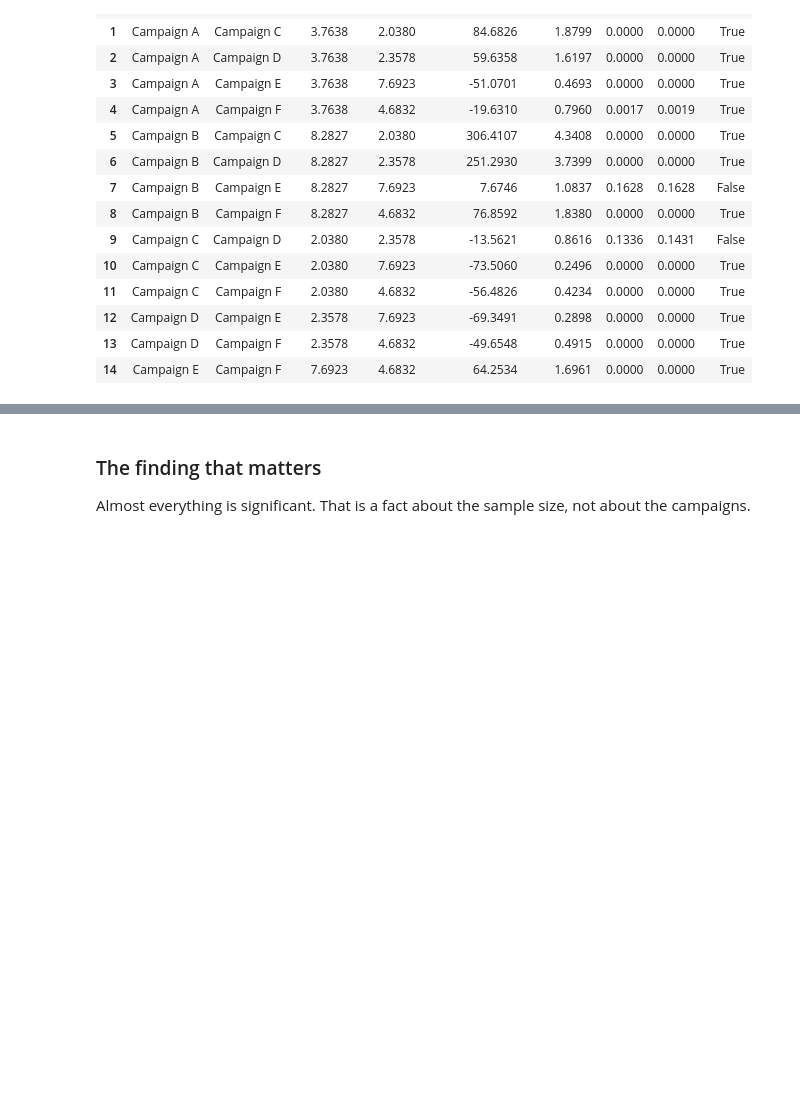
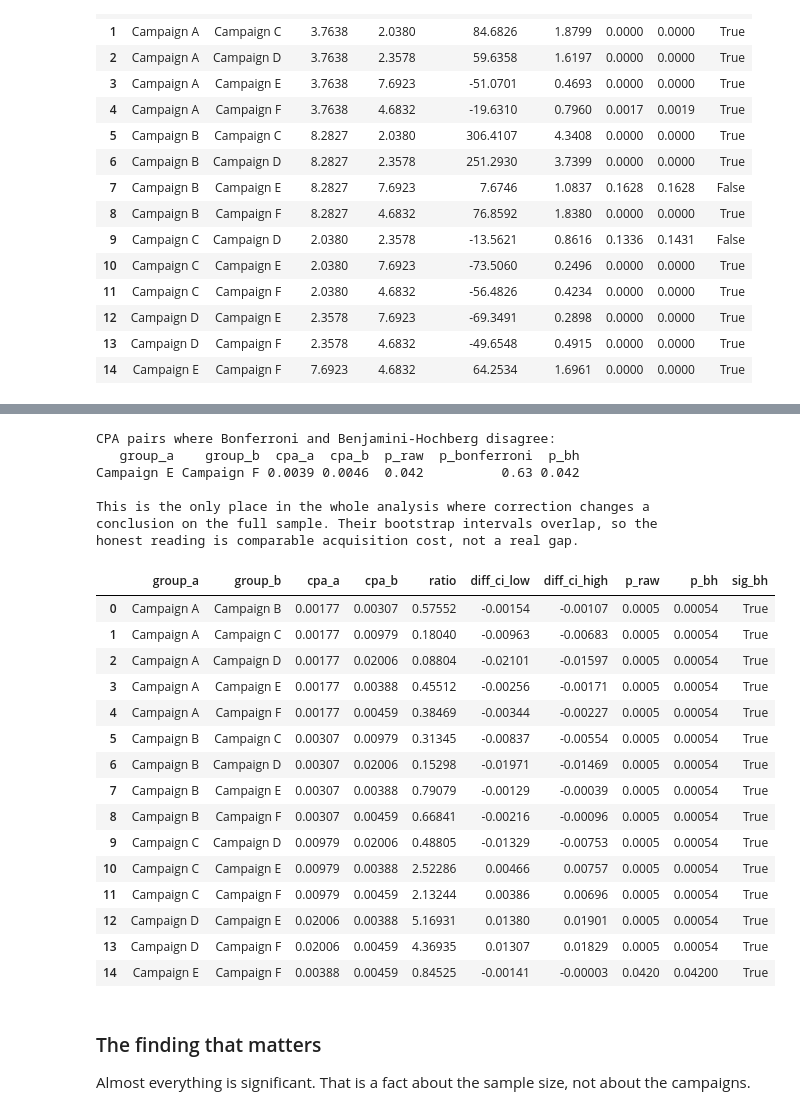
Before and after one commit to ai-consulting-bootcamp/lab-statistical-analysis, a Jupyter notebook: lab_statistical_analysis_ugo_ahukannah/marketing_statistical_analysis.ipynb, the cells around one changed output, grey strips where cells are left out. Cells and saved outputs as stored; diff of their text form; code cells hidden in the pictures; blank space fills up the shorter version.

```diff
--- a/lab_statistical_analysis_ugo_ahukannah/marketing_statistical_analysis.ipynb
+++ b/lab_statistical_analysis_ugo_ahukannah/marketing_statistical_analysis.ipynb
@@ -123,0 +130,5 @@ fi[["group_a","group_b","cvr_a_pct","cvr_b_pct","relative_lift_pct","odds_ratio"
+# %%
+from statistical_analysis import cpa_pairs
+cpa_g, cpa_p = cpa_pairs(sub)
+cpa_p = correct(cpa_p, "CPA (bootstrap, 2,000 resamples)")
+cpa_g.round(5)
@@ -124,3 +149,35 @@ fi[["group_a","group_b","cvr_a_pct","cvr_b_pct","relative_lift_pct","odds_ratio"
+# %%
+disagree = cpa_p[cpa_p.sig_bh != cpa_p.sig_bonferroni]
+print("CPA pairs where Bonferroni and Benjamini-Hochberg disagree:")
+print(disagree[["group_a","group_b","cpa_a","cpa_b","p_raw","p_bonferroni","p_bh"]].round(4).to_string(index=False))
+print("\nThis is the only place in the whole analysis where correction changes a")
+print("conclusion on the full sample. Their bootstrap intervals overlap, so the")
+print("honest reading is comparable acquisition cost, not a real gap.")
+cpa_p[["group_a","group_b","cpa_a","cpa_b","ratio","diff_ci_low","diff_ci_high","p_raw","p_bh","sig_bh"]].round(5)
+# %% [output]
+CPA pairs where Bonferroni and Benjamini-Hochberg disagree:
+   group_a    group_b  cpa_a  cpa_b  p_raw  p_bonferroni  p_bh
+Campaign E Campaign F 0.0039 0.0046  0.042          0.63 0.042
+
+This is the only place in the whole analysis where correction changes a
+conclusion on the full sample. Their bootstrap intervals overlap, so the
+honest reading is comparable acquisition cost, not a real gap.
+|  | group_a | group_b | cpa_a | cpa_b | ratio | diff_ci_low | diff_ci_high | p_raw | p_bh | sig_bh |
+| 0 | Campaign A | Campaign B | 0.00177 | 0.00307 | 0.57552 | -0.00154 | -0.00107 | 0.0005 | 0.00054 | True |
+| 1 | Campaign A | Campaign C | 0.00177 | 0.00979 | 0.18040 | -0.00963 | -0.00683 | 0.0005 | 0.00054 | True |
+| 2 | Campaign A | Campaign D | 0.00177 | 0.02006 | 0.08804 | -0.02101 | -0.01597 | 0.0005 | 0.00054 | True |
+| 3 | Campaign A | Campaign E | 0.00177 | 0.00388 | 0.45512 | -0.00256 | -0.00171 | 0.0005 | 0.00054 | True |
+| 4 | Campaign A | Campaign F | 0.00177 | 0.00459 | 0.38469 | -0.00344 | -0.00227 | 0.0005 | 0.00054 | True |
+| 5 | Campaign B | Campaign C | 0.00307 | 0.00979 | 0.31345 | -0.00837 | -0.00554 | 0.0005 | 0.00054 | True |
+| 6 | Campaign B | Campaign D | 0.00307 | 0.02006 | 0.15298 | -0.01971 | -0.01469 | 0.0005 | 0.00054 | True |
+| 7 | Campaign B | Campaign E | 0.00307 | 0.00388 | 0.79079 | -0.00129 | -0.00039 | 0.0005 | 0.00054 | True |
+| 8 | Campaign B | Campaign F | 0.00307 | 0.00459 | 0.66841 | -0.00216 | -0.00096 | 0.0005 | 0.00054 | True |
+| 9 | Campaign C | Campaign D | 0.00979 | 0.02006 | 0.48805 | -0.01329 | -0.00753 | 0.0005 | 0.00054 | True |
+| 10 | Campaign C | Campaign E | 0.00979 | 0.00388 | 2.52286 | 0.00466 | 0.00757 | 0.0005 | 0.00054 | True |
+| 11 | Campaign C | Campaign F | 0.00979 | 0.00459 | 2.13244 | 0.00386 | 0.00696 | 0.0005 | 0.00054 | True |
+| 12 | Campaign D | Campaign E | 0.02006 | 0.00388 | 5.16931 | 0.01380 | 0.01901 | 0.0005 | 0.00054 | True |
+| 13 | Campaign D | Campaign F | 0.02006 | 0.00459 | 4.36935 | 0.01307 | 0.01829 | 0.0005 | 0.00054 | True |
+| 14 | Campaign E | Campaign F | 0.00388 | 0.00459 | 0.84525 | -0.00141 | -0.00003 | 0.0420 | 0.04200 | True |
 # %% [markdown]
 ### The finding that matters
 
```
Also changed, not shown: parts of 2 cells of this notebook, 6 other files.
